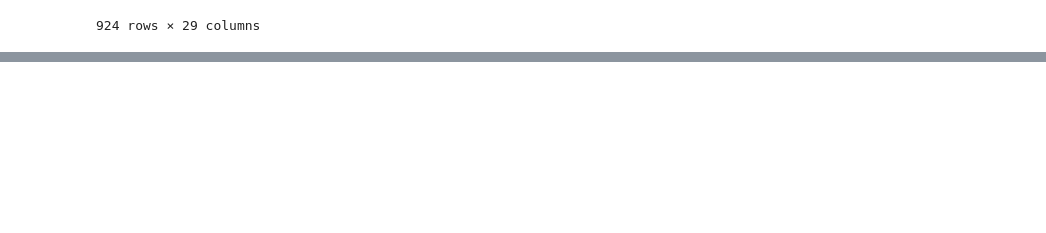
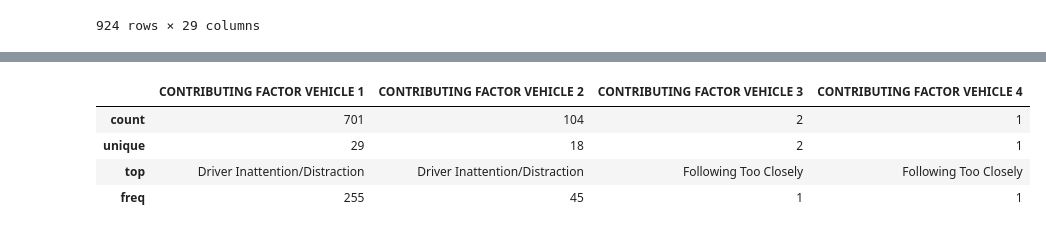
Before and after one commit to AlicjaB90/Projekt_Pandas, a Jupyter notebook: Wczytanie_danych_NYC.ipynb, the cells around one changed output, grey strips where cells are left out. Cells and saved outputs as stored; diff of their text form; code cells hidden in the pictures; blank space fills up the shorter version.

```diff
--- a/Wczytanie_danych_NYC.ipynb
+++ b/Wczytanie_danych_NYC.ipynb
@@ -141,0 +130,10 @@ queens_nypd_df
+# %%
+queens_nypd_df_factors_clean=queens_nypd_df_factors.replace({'Unspecified': None})
+# %%
+queens_nypd_df_factors_clean.describe()
+# %% [output]
+|  | CONTRIBUTING FACTOR VEHICLE 1 | CONTRIBUTING FACTOR VEHICLE 2 | CONTRIBUTING FACTOR VEHICLE 3 | CONTRIBUTING FACTOR VEHICLE 4 |
+| count | 701 | 104 | 2 | 1 |
+| unique | 29 | 18 | 2 | 1 |
+| top | Driver Inattention/Distraction | Driver Inattention/Distraction | Following Too Closely | Following Too Closely |
+| freq | 255 | 45 | 1 | 1 |
```
Also changed, not shown: parts of 6 cells of this notebook, 1 other file.
